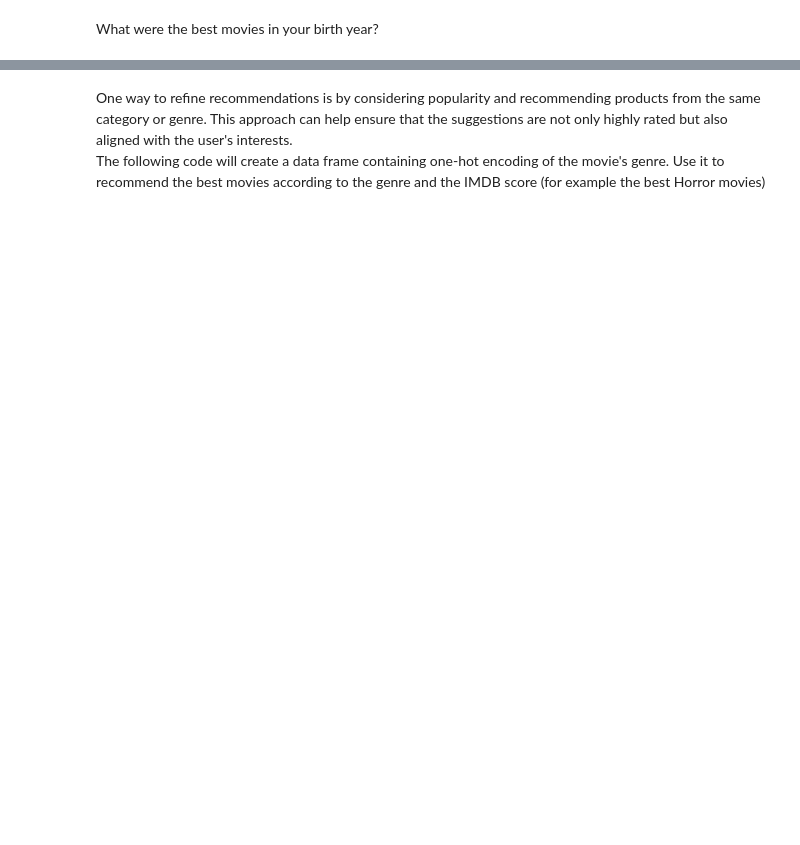
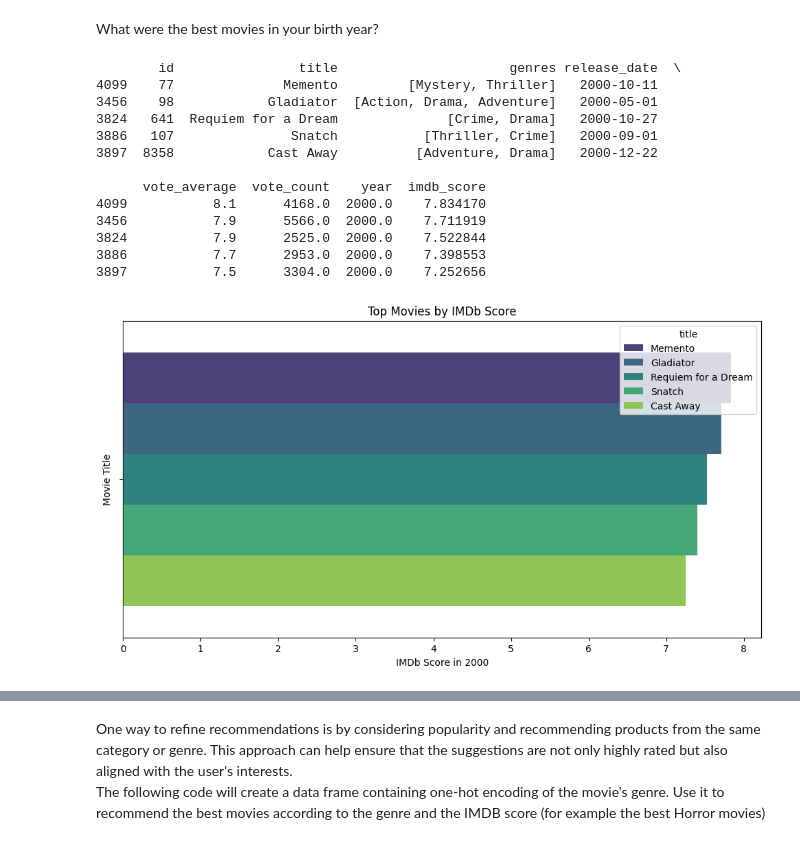
Before and after one commit to skanderrahal11/AIF, a Jupyter notebook: rec_sys/recommender_systems/INSA_Reco.ipynb, the cells around one changed output, grey strips where cells are left out. Saved outputs shown, nothing was run; the diff lists cells and outputs as text; code cells hidden in the pictures; blank space fills up the shorter version.

```diff
--- a/rec_sys/recommender_systems/INSA_Reco.ipynb
+++ b/rec_sys/recommender_systems/INSA_Reco.ipynb
@@ -164,0 +182,25 @@ What were the best movies in your birth year?
+# %%
+top_movies_imdb_birthday = metadata[metadata['year']==2000].sort_values(by='imdb_score', ascending=False).head(5)
+print(top_movies_imdb_birthday)
+
+plt.figure(figsize=(12, 6))
+sns.barplot(data=top_movies_imdb_birthday, x='imdb_score', hue='title', palette='viridis')
+plt.title('Top Movies by IMDb Score')
+plt.xlabel('IMDb Score in 2000')
+plt.ylabel('Movie Title')
+plt.show()
+# %% [output]
+        id                title                      genres release_date  \
+4099    77              Memento         [Mystery, Thriller]   2000-10-11
+3456    98            Gladiator  [Action, Drama, Adventure]   2000-05-01
+3824   641  Requiem for a Dream              [Crime, Drama]   2000-10-27
+3886   107               Snatch           [Thriller, Crime]   2000-09-01
+3897  8358            Cast Away          [Adventure, Drama]   2000-12-22
+
+      vote_average  vote_count    year  imdb_score
+4099           8.1      4168.0  2000.0    7.834170
+3456           7.9      5566.0  2000.0    7.711919
+3824           7.9      2525.0  2000.0    7.522844
+3886           7.7      2953.0  2000.0    7.398553
+3897           7.5      3304.0  2000.0    7.252656
+[figure, added]
```
Also changed, not shown: parts of 15 cells of this notebook.
